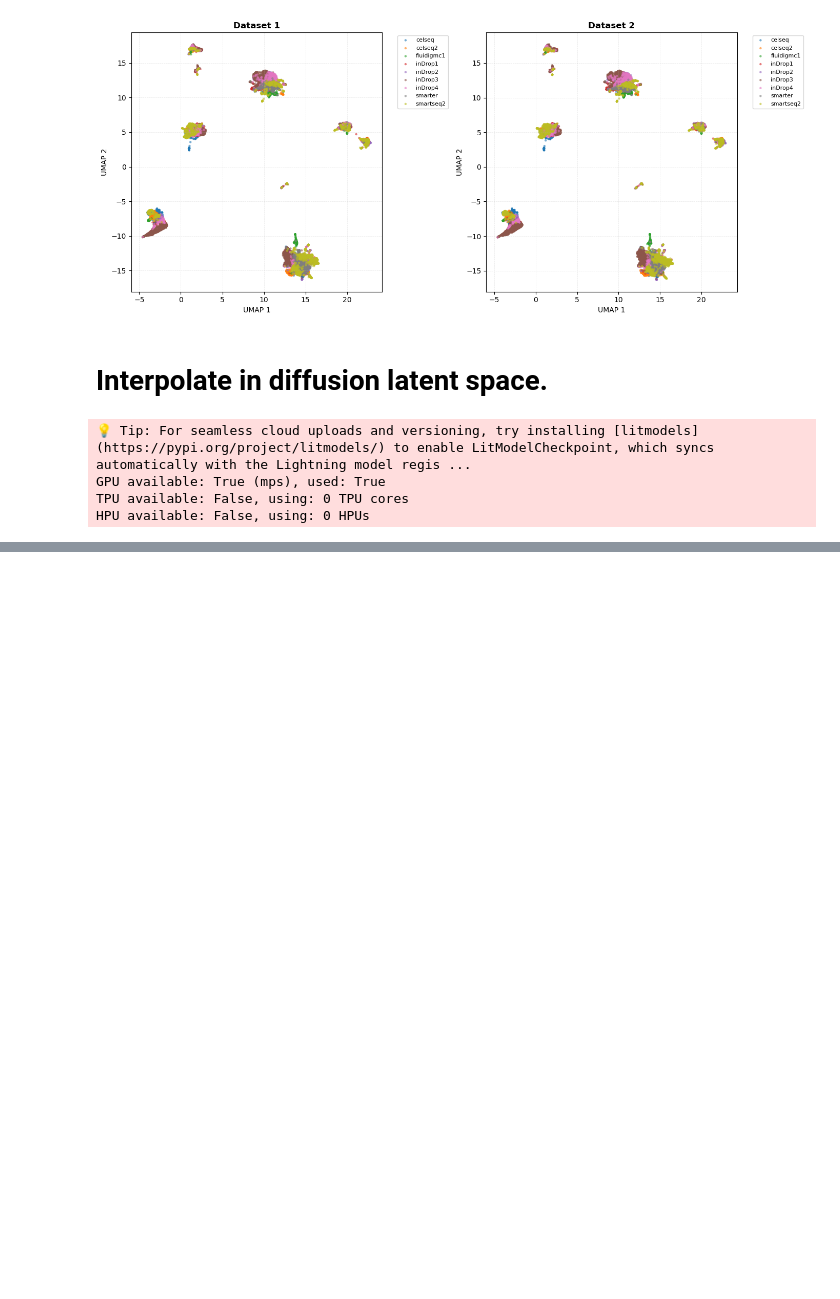
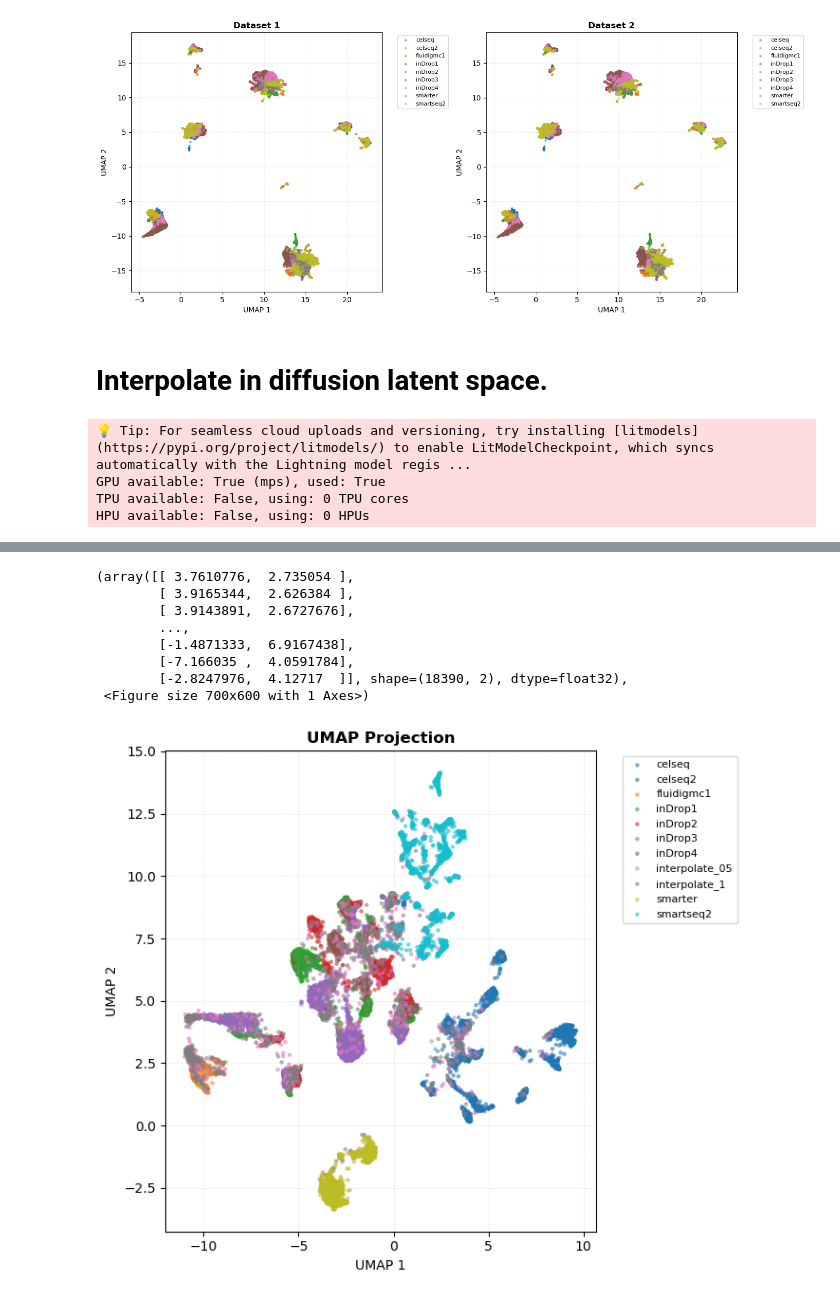
Before and after one commit to LangtianM/scDeepSim, a Jupyter notebook: experiments/batch_effect.ipynb, the cells around one changed output, grey strips where cells are left out. Saved outputs shown, nothing was run; the diff lists cells and outputs as text; code cells hidden in the pictures; blank space fills up the shorter version.

```diff
--- a/experiments/batch_effect.ipynb
+++ b/experiments/batch_effect.ipynb
@@ -411,0 +402,3 @@ UMAP completed. Generating visualizations...
+# %%
+umap_plot(interpolated_combined_data, interpolated_combined_labels)
+# %% [output]
@@ -411,0 +406,9 @@ UMAP completed. Generating visualizations...
+(array([[ 3.7610776,  2.735054 ],
+        [ 3.9165344,  2.626384 ],
+        [ 3.9143891,  2.6727676],
+        ...,
+        [-1.4871333,  6.9167438],
+        [-7.166035 ,  4.0591784],
+        [-2.8247976,  4.12717  ]], shape=(18390, 2), dtype=float32),
+ <Figure size 700x600 with 1 Axes>)
+[figure, added]
```
Also changed, not shown: parts of 15 cells of this notebook, 1 other file.
